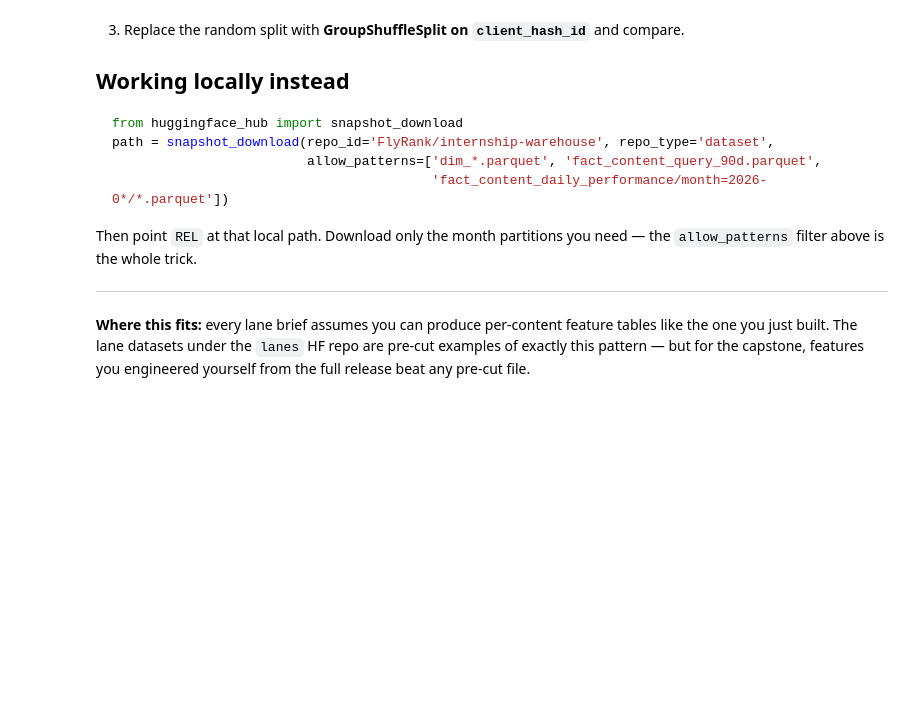
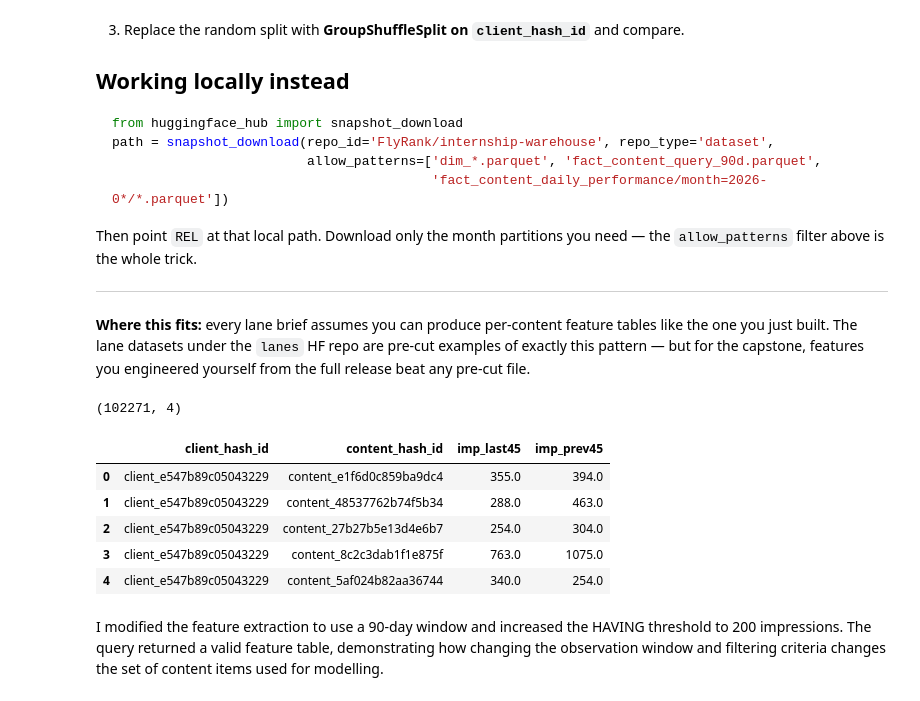
Before and after one commit to keshav-geu/flyrank-internship, a Jupyter notebook: notebooks/03_working_with_the_full_release.ipynb, the cells around one changed output. Cells and saved outputs as stored; diff of their text form; code cells hidden in the pictures; blank space fills up the shorter version.

```diff
--- a/notebooks/03_working_with_the_full_release.ipynb
+++ b/notebooks/03_working_with_the_full_release.ipynb
@@ -181,3 +230,34 @@ Then point `REL` at that local path. Download only the month partitions you need
 the one you just built. The lane datasets under the `lanes` HF repo are pre-cut examples of
 exactly this pattern — but for the capstone, features you engineered yourself from the full
 release beat any pre-cut file.
+# %%
+features_90 = con.sql(f"""
+    WITH bounds AS (
+        SELECT MAX(report_date) AS end_d FROM {TABLES['fact_daily']}
+    ),
+    windowed AS (
+        SELECT
+            f.client_hash_id,
+            f.content_hash_id,
+            SUM(CASE WHEN f.report_date > b.end_d - INTERVAL 45 DAY THEN f.gsc_impressions ELSE 0 END) AS imp_last45,
+            SUM(CASE WHEN f.report_date <= b.end_d - INTERVAL 45 DAY THEN f.gsc_impressions ELSE 0 END) AS imp_prev45
+        FROM {TABLES['fact_daily']} f, bounds b
+        WHERE f.report_date > b.end_d - INTERVAL 90 DAY
+        GROUP BY 1,2
+        HAVING imp_prev45 >= 200
+    )
+    SELECT * FROM windowed
+""").df()
+
+print(features_90.shape)
+features_90.head()
+# %% [output]
+(102271, 4)
+|  | client_hash_id | content_hash_id | imp_last45 | imp_prev45 |
+| 0 | client_e547b89c05043229 | content_e1f6d0c859ba9dc4 | 355.0 | 394.0 |
+| 1 | client_e547b89c05043229 | content_48537762b74f5b34 | 288.0 | 463.0 |
+| 2 | client_e547b89c05043229 | content_27b27b5e13d4e6b7 | 254.0 | 304.0 |
+| 3 | client_e547b89c05043229 | content_8c2c3dab1f1e875f | 763.0 | 1075.0 |
+| 4 | client_e547b89c05043229 | content_5af024b82aa36744 | 340.0 | 254.0 |
+# %% [markdown]
+I modified the feature extraction to use a 90-day window and increased the HAVING threshold to 200 impressions. The query returned a valid feature table, demonstrating how changing the observation window and filtering criteria changes the set of content items used for modelling.
```
Also changed, not shown: parts of 7 cells of this notebook.
